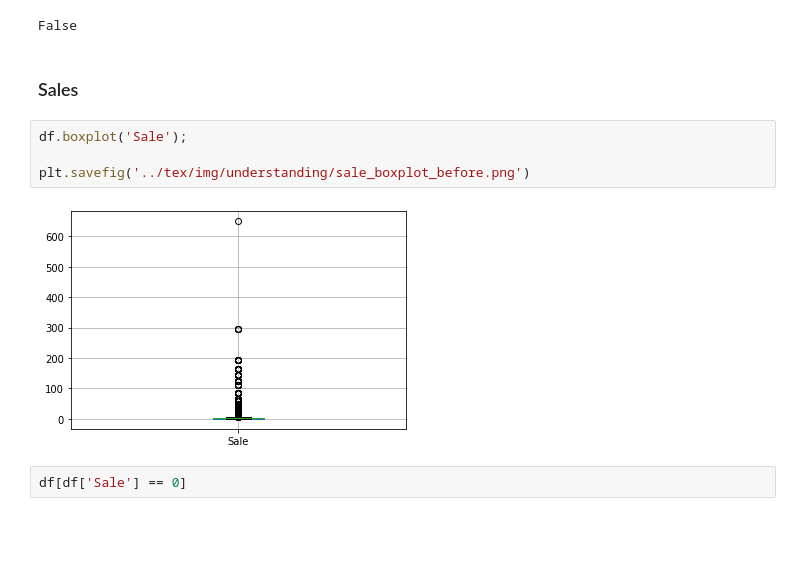
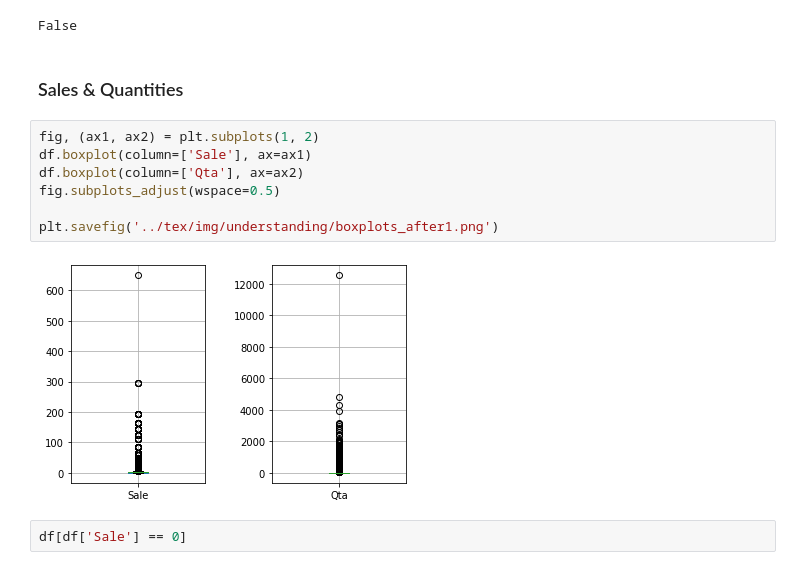
Before and after one commit to dmeoli/OnlineRetail, a Jupyter notebook: DM_Group18_TASK1/data_understanding.ipynb, the cells around one changed output. Cells and saved outputs as stored; diff of their text form; blank space fills up the shorter version.

```diff
--- a/DM_Group18_TASK1/data_understanding.ipynb
+++ b/DM_Group18_TASK1/data_understanding.ipynb
@@ -390,13 +399,16 @@ df.reset_index(drop=True, inplace=True)
 # %% [output]
 False
 # %% [markdown]
-### Sales
+### Sales \& Quantities
-# %%
-df.boxplot('Sale');
-
-plt.savefig('../tex/img/understanding/sale_boxplot_before.png')
-# %% [output]
-[figure, removed]
+# %%
+fig, (ax1, ax2) = plt.subplots(1, 2)
+df.boxplot(column=['Sale'], ax=ax1)
+df.boxplot(column=['Qta'], ax=ax2)
+fig.subplots_adjust(wspace=0.5)
+
+plt.savefig('../tex/img/understanding/boxplots_after1.png')
+# %% [output]
+[figure, added]
 # %%
 df[df['Sale'] == 0]
 # %% [output]
```
Also changed, not shown: parts of 11 cells of this notebook, 10 other files.
